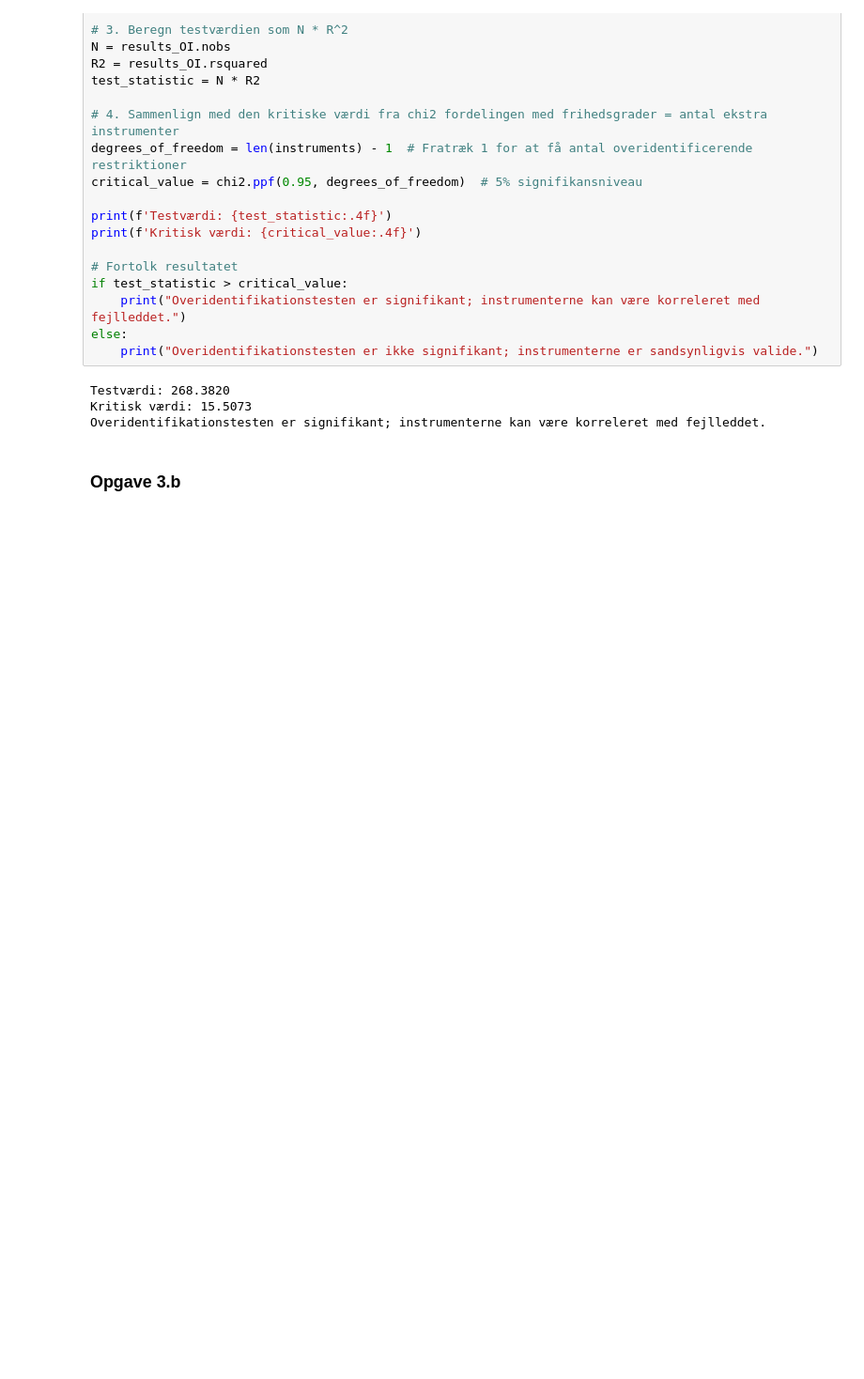
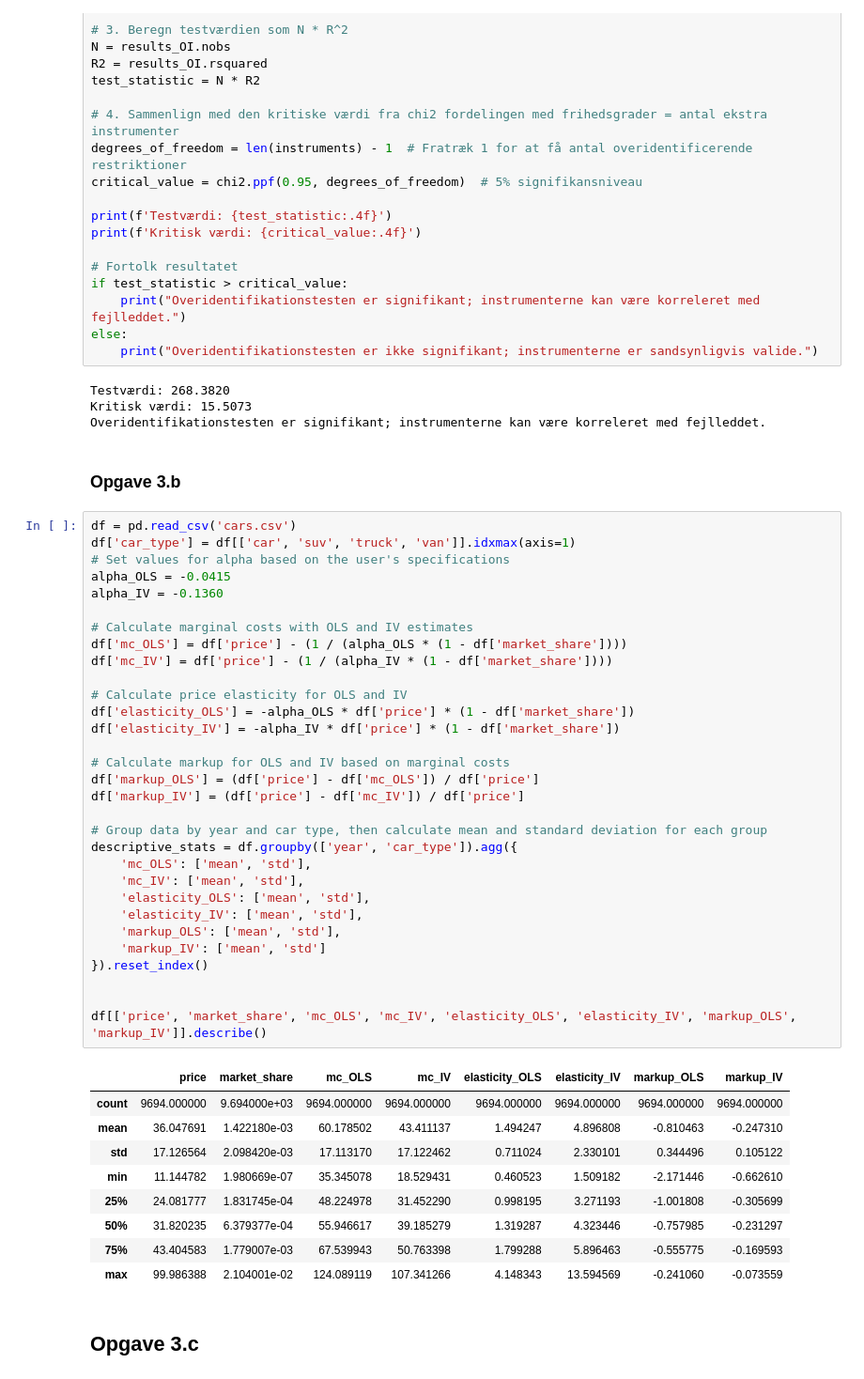
Before and after one commit to Maja0lsen/eksempel, a Jupyter notebook: Eksamen.ipynb, the cells around one changed output. Shown at 94% size. Cells and saved outputs as stored; diff of their text form; blank space fills up the shorter version.

```diff
--- a/Eksamen.ipynb
+++ b/Eksamen.ipynb
@@ -528,3 +530,46 @@ Kritisk værdi: 15.5073
 Overidentifikationstesten er signifikant; instrumenterne kan være korreleret med fejlleddet.
 # %% [markdown]
 ### Opgave 3.b
+# %%
+df = pd.read_csv('cars.csv')
+df['car_type'] = df[['car', 'suv', 'truck', 'van']].idxmax(axis=1)
+# Set values for alpha based on the user's specifications
+alpha_OLS = -0.0415
+alpha_IV = -0.1360
+
+# Calculate marginal costs with OLS and IV estimates
+df['mc_OLS'] = df['price'] - (1 / (alpha_OLS * (1 - df['market_share'])))
+df['mc_IV'] = df['price'] - (1 / (alpha_IV * (1 - df['market_share'])))
+
+# Calculate price elasticity for OLS and IV
+df['elasticity_OLS'] = -alpha_OLS * df['price'] * (1 - df['market_share'])
+df['elasticity_IV'] = -alpha_IV * df['price'] * (1 - df['market_share'])
+
+# Calculate markup for OLS and IV based on marginal costs
+df['markup_OLS'] = (df['price'] - df['mc_OLS']) / df['price']
+df['markup_IV'] = (df['price'] - df['mc_IV']) / df['price']
+
+# Group data by year and car type, then calculate mean and standard deviation for each group
+descriptive_stats = df.groupby(['year', 'car_type']).agg({
+    'mc_OLS': ['mean', 'std'],
+    'mc_IV': ['mean', 'std'],
+    'elasticity_OLS': ['mean', 'std'],
+    'elasticity_IV': ['mean', 'std'],
+    'markup_OLS': ['mean', 'std'],
+    'markup_IV': ['mean', 'std']
+}).reset_index()
+
+
+df[['price', 'market_share', 'mc_OLS', 'mc_IV', 'elasticity_OLS', 'elasticity_IV', 'markup_OLS', 'markup_IV']].describe()
+# %% [output]
+|  | price | market_share | mc_OLS | mc_IV | elasticity_OLS | elasticity_IV | markup_OLS | markup_IV |
+| count | 9694.000000 | 9.694000e+03 | 9694.000000 | 9694.000000 | 9694.000000 | 9694.000000 | 9694.000000 | 9694.000000 |
+| mean | 36.047691 | 1.422180e-03 | 60.178502 | 43.411137 | 1.494247 | 4.896808 | -0.810463 | -0.247310 |
+| std | 17.126564 | 2.098420e-03 | 17.113170 | 17.122462 | 0.711024 | 2.330101 | 0.344496 | 0.105122 |
+| min | 11.144782 | 1.980669e-07 | 35.345078 | 18.529431 | 0.460523 | 1.509182 | -2.171446 | -0.662610 |
+| 25% | 24.081777 | 1.831745e-04 | 48.224978 | 31.452290 | 0.998195 | 3.271193 | -1.001808 | -0.305699 |
+| 50% | 31.820235 | 6.379377e-04 | 55.946617 | 39.185279 | 1.319287 | 4.323446 | -0.757985 | -0.231297 |
+| 75% | 43.404583 | 1.779007e-03 | 67.539943 | 50.763398 | 1.799288 | 5.896463 | -0.555775 | -0.169593 |
+| max | 99.986388 | 2.104001e-02 | 124.089119 | 107.341266 | 4.148343 | 13.594569 | -0.241060 | -0.073559 |
+# %% [markdown]
+## Opgave 3.c
```
Also changed, not shown: parts of 15 cells of this notebook.
